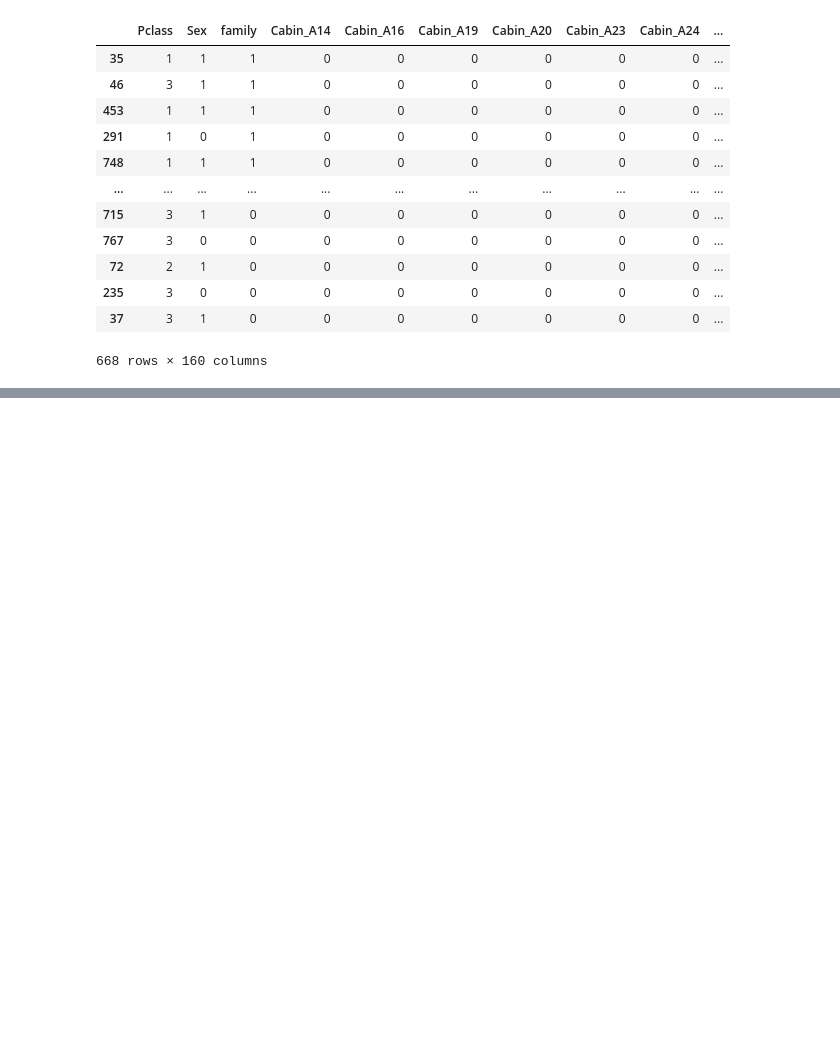
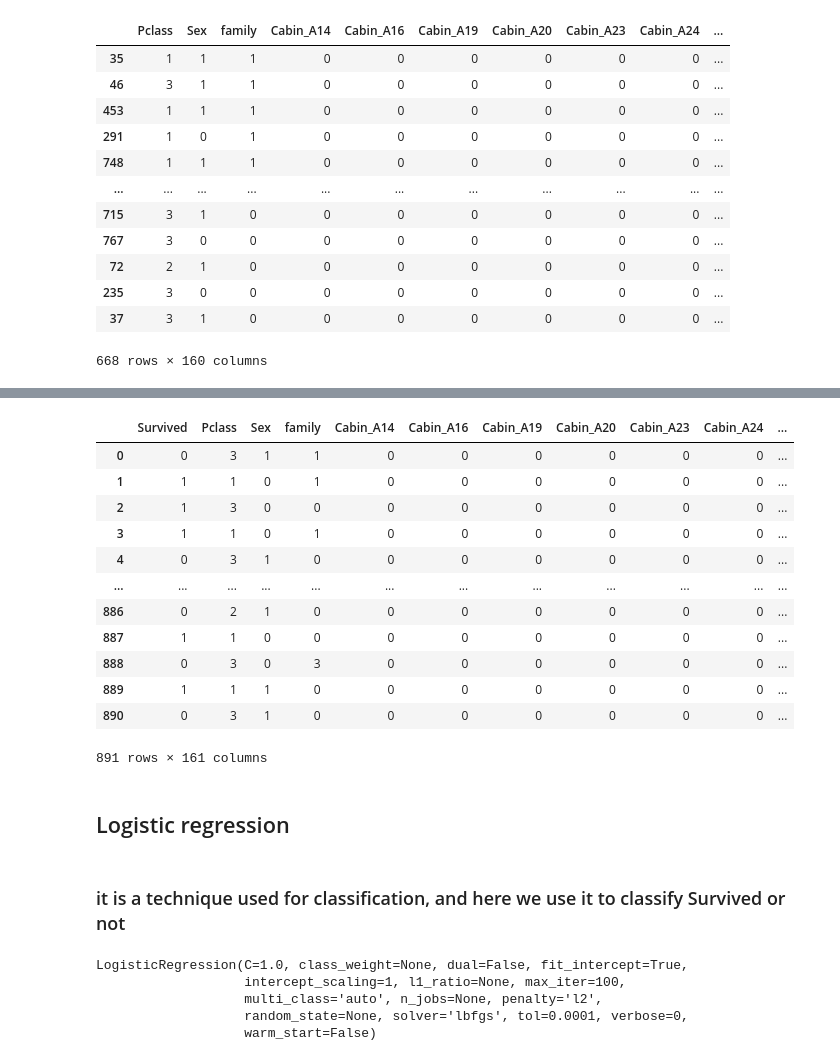
Before and after one commit to sairohithpasham/AIandML, a Jupyter notebook: (19-06-2020).ipynb, the cells around one changed output, grey strips where cells are left out. Saved outputs shown, nothing was run; the diff lists cells and outputs as text; code cells hidden in the pictures; blank space fills up the shorter version.

```diff
--- a/(19-06-2020).ipynb
+++ b/(19-06-2020).ipynb
@@ -379,0 +414,22 @@ X_train
+# %%
+pd.reset_option('display.max_columns')
+# %%
+df
+# %% [output]
+|  | Survived | Pclass | Sex | family | Cabin_A14 | Cabin_A16 | Cabin_A19 | Cabin_A20 | Cabin_A23 | Cabin_A24 | ... |
+| 0 | 0 | 3 | 1 | 1 | 0 | 0 | 0 | 0 | 0 | 0 | ... |
+| 1 | 1 | 1 | 0 | 1 | 0 | 0 | 0 | 0 | 0 | 0 | ... |
+| 2 | 1 | 3 | 0 | 0 | 0 | 0 | 0 | 0 | 0 | 0 | ... |
+| 3 | 1 | 1 | 0 | 1 | 0 | 0 | 0 | 0 | 0 | 0 | ... |
+| 4 | 0 | 3 | 1 | 0 | 0 | 0 | 0 | 0 | 0 | 0 | ... |
+| ... | ... | ... | ... | ... | ... | ... | ... | ... | ... | ... | ... |
+| 886 | 0 | 2 | 1 | 0 | 0 | 0 | 0 | 0 | 0 | 0 | ... |
+| 887 | 1 | 1 | 0 | 0 | 0 | 0 | 0 | 0 | 0 | 0 | ... |
+| 888 | 0 | 3 | 0 | 3 | 0 | 0 | 0 | 0 | 0 | 0 | ... |
+| 889 | 1 | 1 | 1 | 0 | 0 | 0 | 0 | 0 | 0 | 0 | ... |
+| 890 | 0 | 3 | 1 | 0 | 0 | 0 | 0 | 0 | 0 | 0 | ... |
+891 rows × 161 columns
+# %% [markdown]
+## Logistic regression
+# %% [markdown]
+### it is a technique used for classification, and here we use it to classify Survived or not
@@ -379,0 +439,10 @@ X_train
+# %%
+## Now we have to apply object(log_reg) to the training data
+log_reg.fit(X_train,y_train)# with the help of fit method we are fitting the logistic regression on to our training data
+## objectname.fit(input data,output data)
+# %% [output]
+LogisticRegression(C=1.0, class_weight=None, dual=False, fit_intercept=True,
+                   intercept_scaling=1, l1_ratio=None, max_iter=100,
+                   multi_class='auto', n_jobs=None, penalty='l2',
+                   random_state=None, solver='lbfgs', tol=0.0001, verbose=0,
+                   warm_start=False)
```
Also changed, not shown: parts of 15 cells of this notebook.
